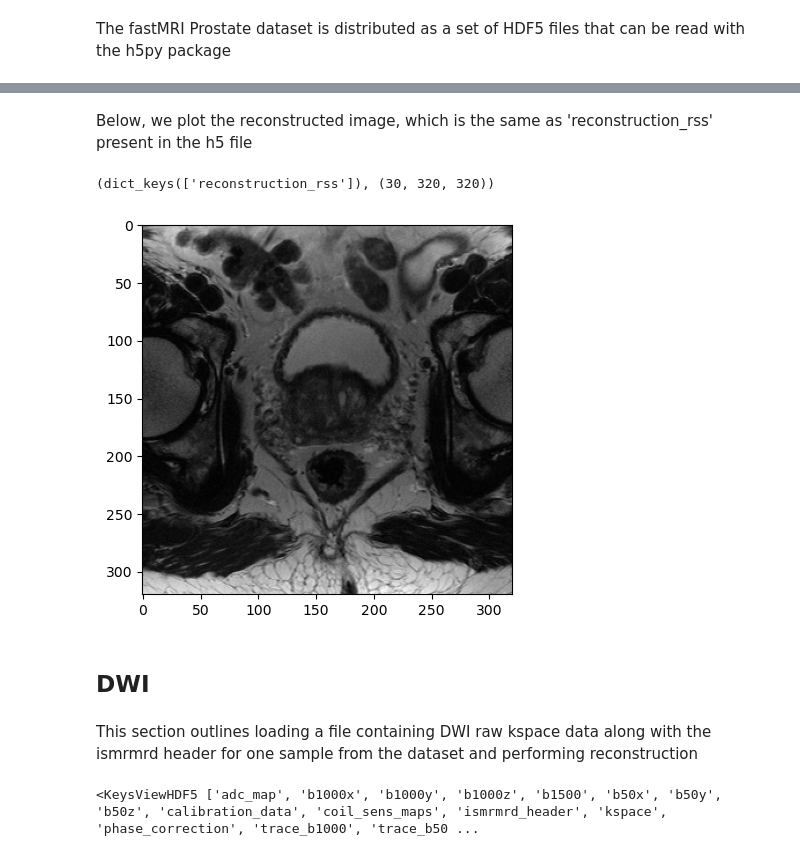
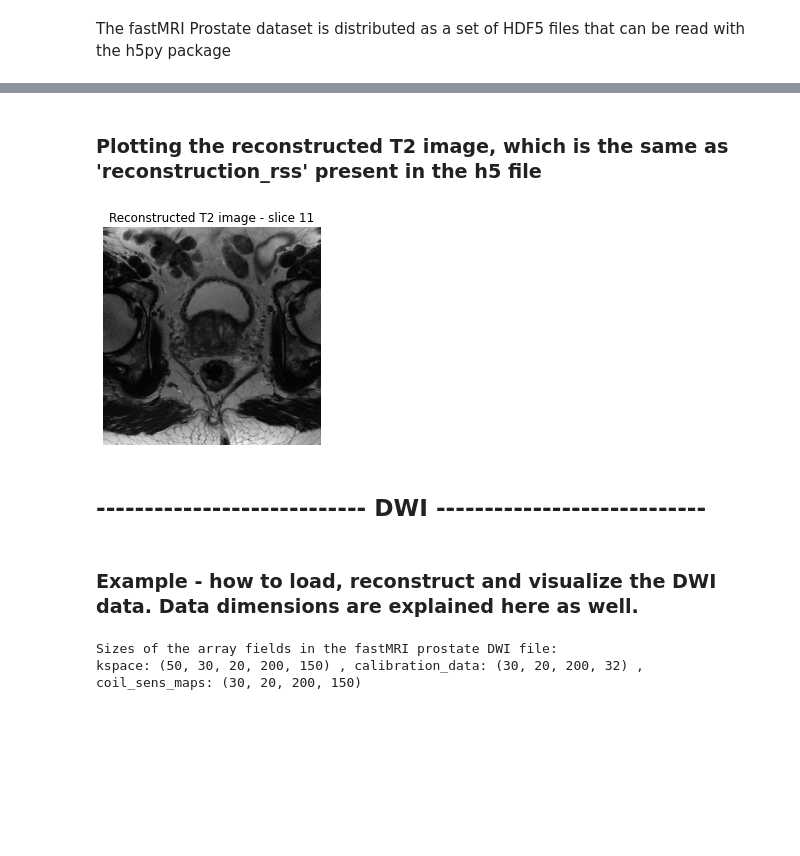
Before and after one commit to cai2r/fastMRI_prostate, a Jupyter notebook: fastmri_prostate_tutorial.ipynb, the cells around one changed output, grey strips where cells are left out. Cells and saved outputs as stored; diff of their text form; code cells hidden in the pictures; blank space fills up the shorter version.

Commit message:
updated notebook to explain data dimensionality

```diff
--- a/fastmri_prostate_tutorial.ipynb
+++ b/fastmri_prostate_tutorial.ipynb
@@ -16,10 +18,12 @@ from fastmri_prostate.data.mri_data import load_file_T2, load_file_dwi, save_rec
 # %%
-# prepend path to downloaded data
-data_path_t2 = 'training_T2_1'
-data_path_dwi = 'training_DIFFUSION_1'
+#! Below: Add full folder path to downloaded fastMRI prostate data
+fastMRI_dir = "/path/to/fastMRI_dir/"
+
+data_path_t2 = 'fastMRI_prostate_T2_IDS_001_020'
+data_path_dwi = 'fastMRI_prostate_DIFF_IDS_001_011'
 # %% [markdown]
 The fastMRI Prostate dataset is distributed as a set of HDF5 files that can be read with the h5py package
 # %%
-fname_t2 = Path(data_path_t2) / 'file_prostate_AXT2_0001.h5'
-fname_dwi = Path(data_path_dwi) / 'file_prostate_AXDIFF_0001.h5'
+fname_t2 = os.path.join(fastMRI_dir, data_path_t2, 'file_prostate_AXT2_001.h5')
+fname_dwi = os.path.join(fastMRI_dir,data_path_dwi, 'file_prostate_AXDIFF_001.h5')
 # %% [markdown]
@@ -29,4 +33,6 @@ This section outlines loading a file containing T2 raw kspace data along with th
 # %%
-with h5py.File(fname_t2, 'r') as f:
-    print(f.keys())
+kspace, calibration_data, ismrmrd_header, reconstruction_rss, image_atts = load_file_T2(fname_t2)
+
+print("Sizes of the array fields in the fastMRI prostate T2 file:")
+print("kspace:", kspace.shape, ", calibration_data:", calibration_data.shape, ", reconstruction_rss:", reconstruction_rss.shape)
 # %% [output]
@@ -47,4 +50,6 @@ The T2 reconstruction function takes as input T2 kspace, T2 calibration data, al
 # %%
 %%time
-img_dict_t2 = t2_reconstruction(kspace_t2, calibration_data_t2, hdr_t2)
+img_dict_t2 = t2_reconstruction(kspace, calibration_data, ismrmrd_header)
+print("Size of reconstructed data:")
+print(img_dict_t2['reconstruction_rss'].shape)
 # %% [output]
@@ -53,6 +60,10 @@ Wall time: 3min 3s
 # %% [markdown]
-Below, we plot the reconstructed image, which is the same as 'reconstruction_rss' present in the h5 file
+### Plotting the reconstructed T2 image, which is the same as 'reconstruction_rss' present in the h5 file
 # %%
-img_dict_t2.keys(), img_dict_t2['reconstruction_rss'].shape
+def display_t2_slice(img, slice_num):
+    plt.imshow(img[slice_num, :, :] , cmap='gray')
+    plt.title("Reconstructed T2 image - slice 11")
+    plt.axis("off")
+display_t2_slice(img_dict_t2['reconstruction_rss'], 10)
 # %% [output]
-(dict_keys(['reconstruction_rss']), (30, 320, 320))
+[figure, added]
@@ -62,16 +70,15 @@ def display_t2_slice(img, slice_num):
-# %%
-display_t2_slice(img_dict_t2['reconstruction_rss'], 10)
-# %% [output]
-[figure, removed]
 # %% [markdown]
-## DWI
+## ---------------------------- DWI  ----------------------------
 # %% [markdown]
-This section outlines loading a file containing DWI raw kspace data along with the ismrmrd header for one sample from the dataset and performing reconstruction
+### Example - how to load, reconstruct and visualize the DWI data. Data dimensions are explained here as well.
 # %%
-with h5py.File(fname_dwi, 'r') as f:
-    print(f.keys())
+kspace, calibration_data, coil_sens_maps, ismrmrd_header = load_file_dwi(fname_dwi)
+
+print("Sizes of the array fields in the fastMRI prostate DWI file:")
+print("kspace:", kspace.shape, ", calibration_data:", calibration_data.shape, ", coil_sens_maps:", coil_sens_maps.shape)
 # %% [output]
-<KeysViewHDF5 ['adc_map', 'b1000x', 'b1000y', 'b1000z', 'b1500', 'b50x', 'b50y', 'b50z', 'calibration_data', 'coil_sens_maps', 'ismrmrd_header', 'kspace', 'phase_correction', 'trace_b1000', 'trace_b50 ...
+Sizes of the array fields in the fastMRI prostate DWI file:
+kspace: (50, 30, 20, 200, 150) , calibration_data: (30, 20, 200, 32) , coil_sens_maps: (30, 20, 200, 150)
 # %% [markdown]
 - DWI kspace has the following shape: (number of averages, number of slices, number of coils, height, width)
 - DWI calibration kspace has the following shape: (number of slices, number of coils, height, calibration signal width)
```
Also changed, not shown: parts of 22 cells of this notebook.
